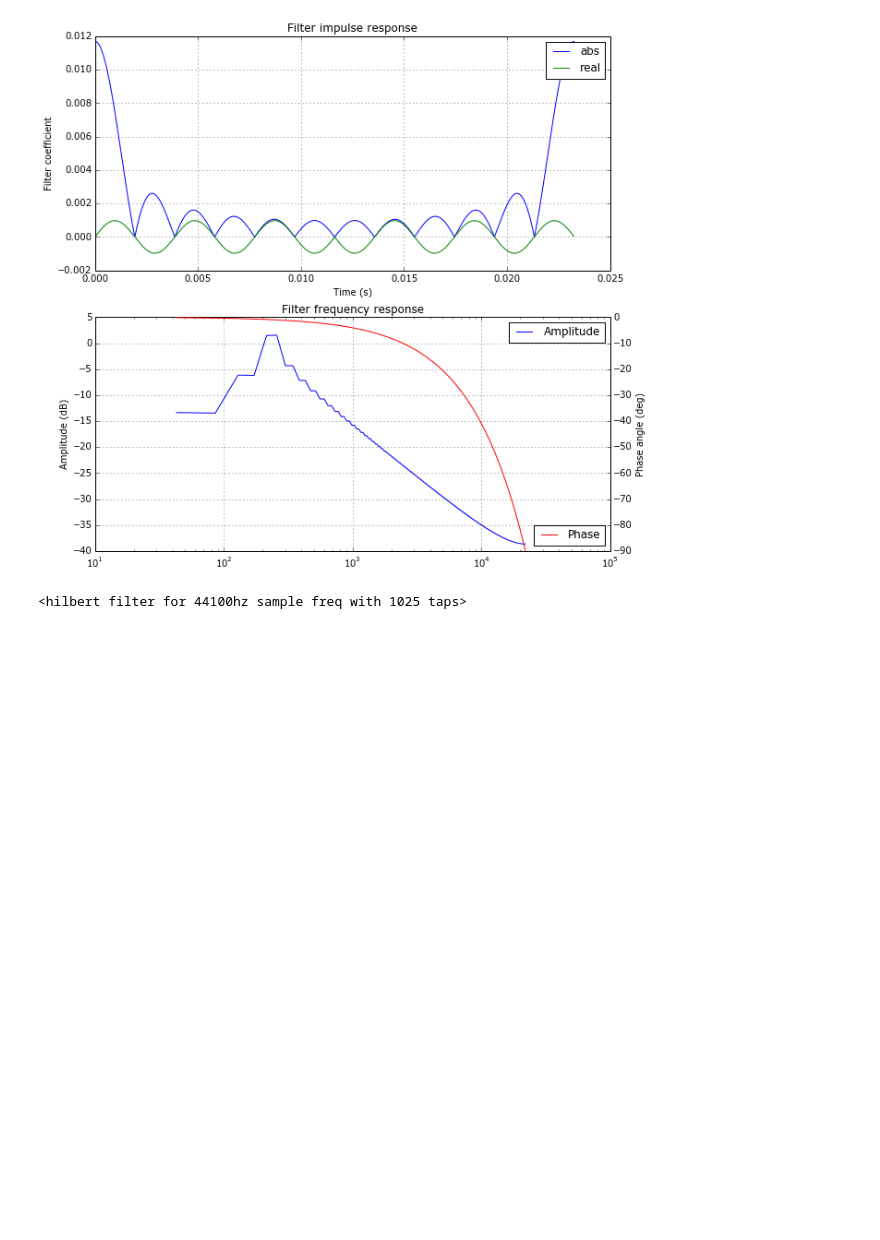
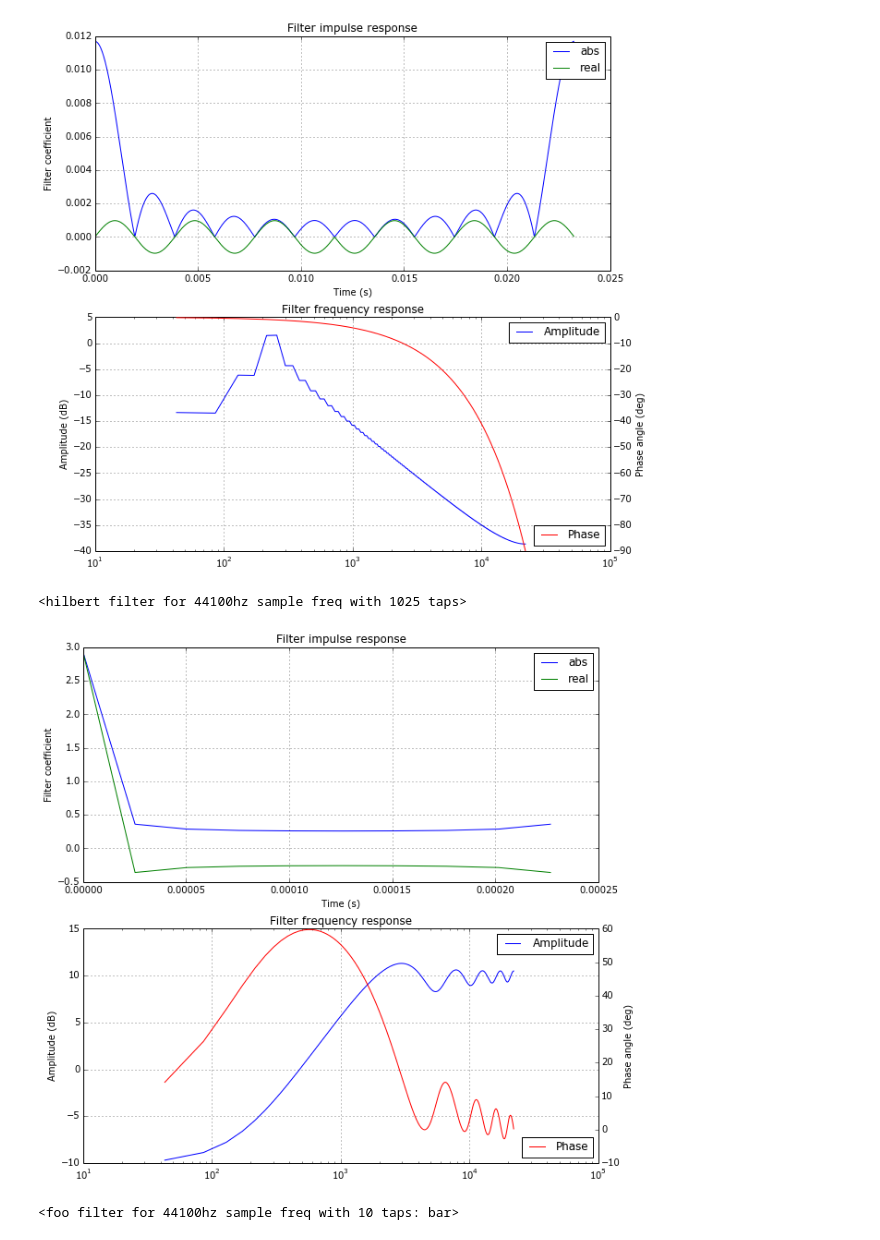
Before and after one commit to axiak/speakers, a Jupyter notebook: notebooks/HilbertFun.ipynb, the cells around one changed output. Saved outputs shown, nothing was run; the diff lists cells and outputs as text; code cells hidden in the pictures; blank space fills up the shorter version.

Commit message:
Add spectral factorization

```diff
--- a/notebooks/HilbertFun.ipynb
+++ b/notebooks/HilbertFun.ipynb
@@ -20,8 +20,17 @@ from filter import filter
 # %%
-filter_factory = filter.FilterFactory(44100, 1025)
+filter_factory = filters.FilterFactory(44100, 1025)
 # %%
 f = filter_factory.hilbert_filter(signal, nocache=True)
 f
 # %% [output]
 [figure]
 <hilbert filter for 44100hz sample freq with 1025 taps>
+# %%
+a = filter_factory.spectral_factorization(numpy.linspace(0.1, 10, num=10))
+# %%
+f = filters.Filter('foo', 'bar', 44100, a)
+# %%
+f
+# %% [output]
+[figure, added]
+<foo filter for 44100hz sample freq with 10 taps: bar>
```
Also changed, not shown: parts of 1 cell of this notebook, 10 other files.
